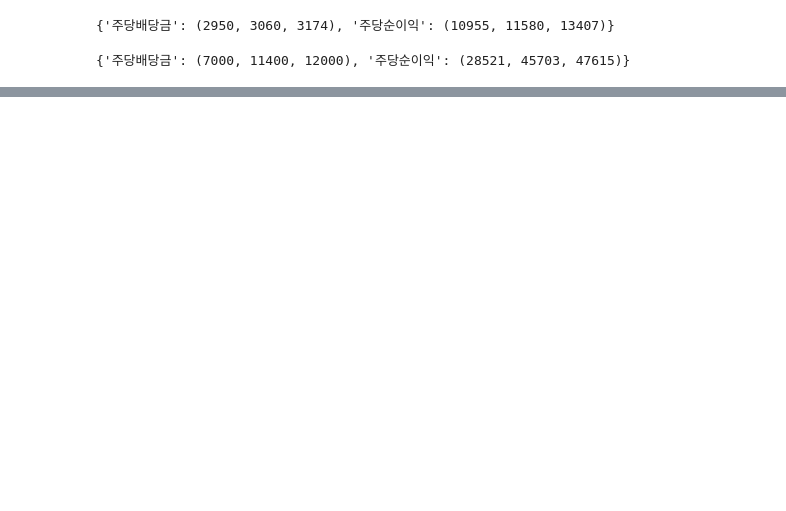
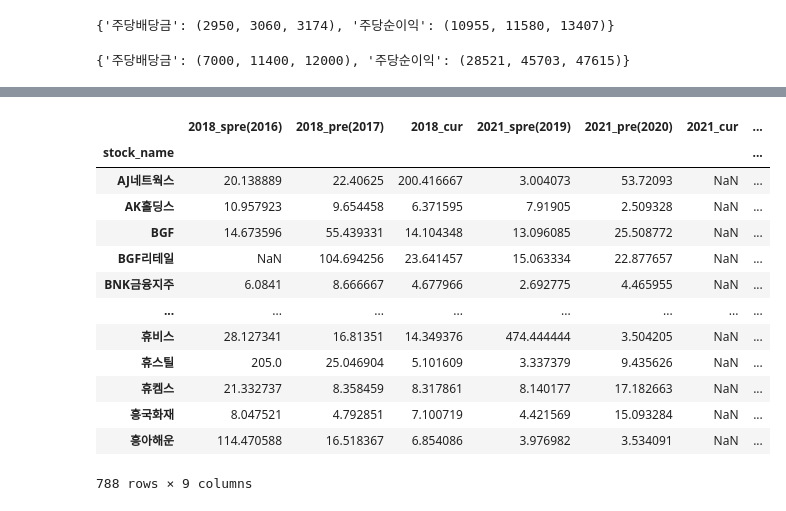
Before and after one commit to cho16147/quant-new-moon, a Jupyter notebook: Ch06-API/20250324-Ch06.4-project-dividend_pipeline.ipynb, the cells around one changed output, grey strips where cells are left out. Saved outputs shown, nothing was run; the diff lists cells and outputs as text; code cells hidden in the pictures; blank space fills up the shorter version.

```diff
--- a/Ch06-API/20250324-Ch06.4-project-dividend_pipeline.ipynb
+++ b/Ch06-API/20250324-Ch06.4-project-dividend_pipeline.ipynb
@@ -267,0 +385,31 @@ display(EPS_data)
+# %%
+import os
+sp_data = []
+sp_data_path2 = os.path.join(base_dir, "data", "주가데이터")
+
+for sn in EPS_data["stock_name"].values: # EPS_data의 종목명을 순회하면서
+    record = [sn]
+    if sn + ".csv" not in os.listdir(sp_data_path2):
+    # 주가 데이터 폴더 내에 해당 파일이 없으면 모두 결측으로 채움
+        record += [np.nan] * (len(EPS_data.columns) - 1)
+
+    else:
+        # 주가 데이터 풀러오기
+        sn_sp_data = pd.read_csv(
+    os.path.join(sp_data_path2, f"{sn}.csv"),
+    parse_dates=["Date"])
+        settle_month = settle_month_dict[sn]
+        for year in range (2016, 2025):
+            #제출 마감일의 주가 찾기
+            sub_date = sub_due_dict[settle_month, year]
+            sp = find_closest_stock_price(sn_sp_data, sub_date)
+            record.append(sp)
+        sp_data.append(record)
+
+sp_data = pd.DataFrame(sp_data, columns=EPS_data.columns)
+# 공통 종목명만 추출
+common_stocks = sp_data["stock_name"].isin(EPS_data["stock_name"])
+sp_data_filtered = sp_data[common_stocks]
+
+common_stocks = EPS_data["stock_name"].isin(sp_data_filtered["stock_name"])
+EPS_data_filtered = EPS_data[common_stocks]display(sp_data.head())
@@ -267,0 +423,29 @@ display(EPS_data)
+# %%
+# 공통 종목명만 추출
+common_stocks = sp_data["stock_name"].isin(EPS_data["stock_name"])
+sp_data_filtered = sp_data[common_stocks]
+
+common_stocks = EPS_data["stock_name"].isin(sp_data_filtered["stock_name"])
+EPS_data_filtered = EPS_data[common_stocks]
+
+# PER 계산
+PER_data = sp_data_filtered.values[:, 1:] / EPS_data_filtered.replace(0, np.nan).values[:, 1:]
+PER_data = pd.DataFrame(PER_data, columns=EPS_data_filtered.columns[1:])
+PER_data["stock_name"] = EPS_data_filtered["stock_name"].values
+PER_data.set_index("stock_name", inplace=True)
+display(PER_data)
+# %% [output]
+|  | 2018_spre(2016) | 2018_pre(2017) | 2018_cur | 2021_spre(2019) | 2021_pre(2020) | 2021_cur | ... |
+| stock_name |  |  |  |  |  |  | ... |
+| AJ네트웍스 | 20.138889 | 22.40625 | 200.416667 | 3.004073 | 53.72093 | NaN | ... |
+| AK홀딩스 | 10.957923 | 9.654458 | 6.371595 | 7.91905 | 2.509328 | NaN | ... |
+| BGF | 14.673596 | 55.439331 | 14.104348 | 13.096085 | 25.508772 | NaN | ... |
+| BGF리테일 | NaN | 104.694256 | 23.641457 | 15.063334 | 22.877657 | NaN | ... |
+| BNK금융지주 | 6.0841 | 8.666667 | 4.677966 | 2.692775 | 4.465955 | NaN | ... |
+| ... | ... | ... | ... | ... | ... | ... | ... |
+| 휴비스 | 28.127341 | 16.81351 | 14.349376 | 474.444444 | 3.504205 | NaN | ... |
+| 휴스틸 | 205.0 | 25.046904 | 5.101609 | 3.337379 | 9.435626 | NaN | ... |
+| 휴켐스 | 21.332737 | 8.358459 | 8.317861 | 8.140177 | 17.182663 | NaN | ... |
+| 흥국화재 | 8.047521 | 4.792851 | 7.100719 | 4.421569 | 15.093284 | NaN | ... |
+| 흥아해운 | 114.470588 | 16.518367 | 6.854086 | 3.976982 | 3.534091 | NaN | ... |
+788 rows × 9 columns
```
Also changed, not shown: parts of 15 cells of this notebook, 1 other file.
